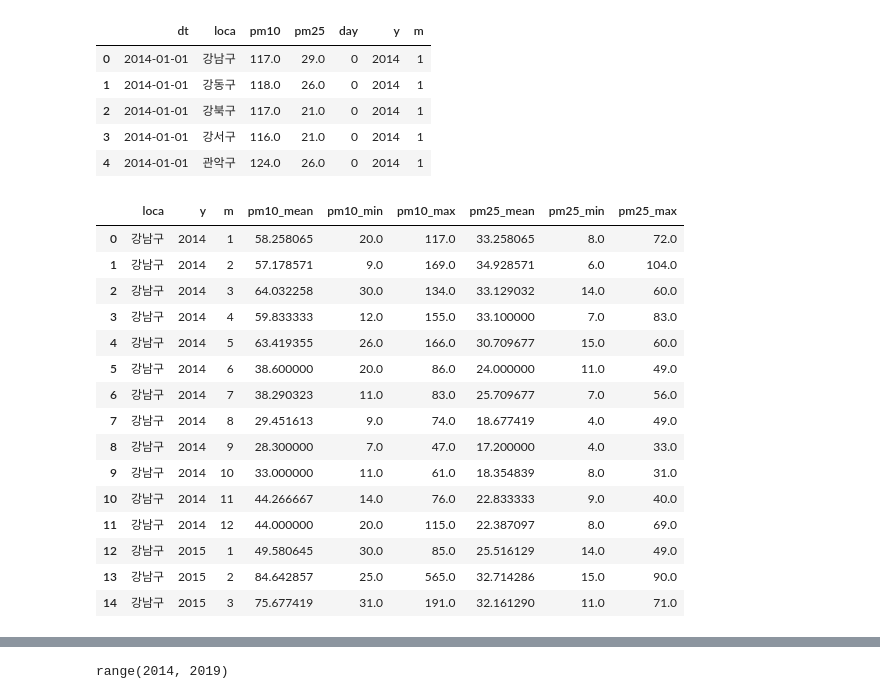
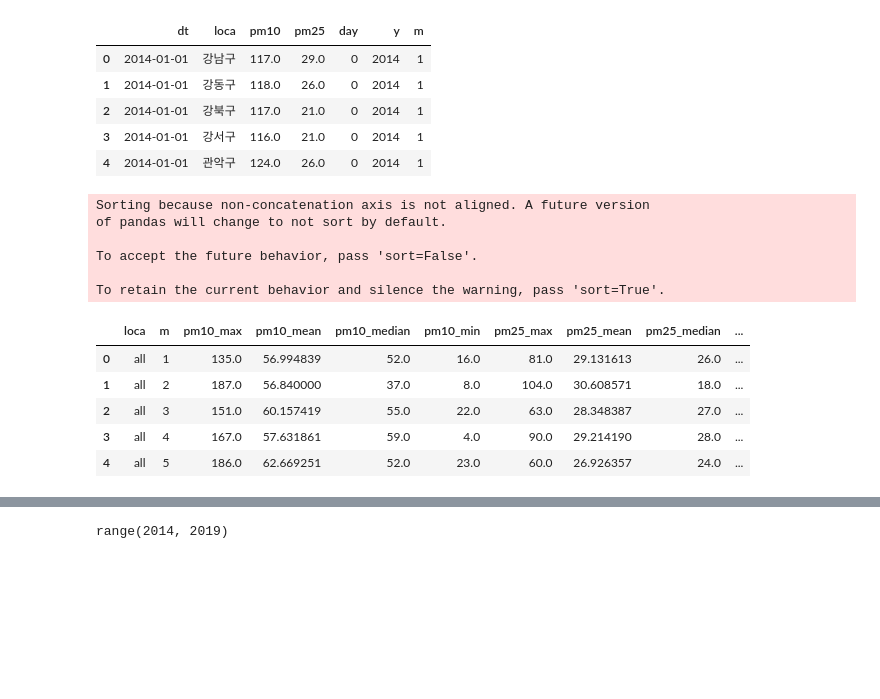
Before and after one commit to transmutate/wuzhatn, a Jupyter notebook: _code/pm_initial_invest_v01.ipynb, the cells around one changed output, grey strips where cells are left out. Drawn from its saved outputs; the diff is of its cells as text; code cells hidden in the pictures; blank space fills up the shorter version.

```diff
--- a/_code/pm_initial_invest_v01.ipynb
+++ b/_code/pm_initial_invest_v01.ipynb
@@ -19,15 +32,8 @@ y2u = range(2014,2019,1)
 # %%
 all_ds = {}
 for y in years:
-#     print('')
-#     print(f'******************** {str(y)} ********************' )
-#     all_ds = all_ds.append(pd.read_excel(raw + '/일별평균대기오염도_' + str(y) + '.xlsx'))
-    all_ds[y] = pd.read_excel(raw + '/일별평균대기오염도_' + str(y) + '.xlsx', usecols=[0,1,6,7])
-#     print(all_ds[y].shape)
+    all_ds[y] = pd.read_excel(f'{raw}/일별평균대기오염도_{str(y)}.xlsx', usecols=[0,1,6,7])
     all_ds[y].dropna(axis=1, how='all', inplace=True)
-#     print(all_ds[y].columns[all_ds[y].isnull().any()])
-#     all_ds[y].dropna(axis=0, how='any', inplace=True)
-#     print(all_ds[y].shape)
 # %%
 ds = pd.DataFrame()
 for y in y2u:
@@ -126,27 +132,32 @@ ds.head()
 | 3 | 2014-01-01 | 강서구 | 116.0 | 21.0 | 0 | 2014 | 1 |
 | 4 | 2014-01-01 | 관악구 | 124.0 | 26.0 | 0 | 2014 | 1 |
 # %%
-# collapse at month level
-mgb = ds[['loca','pm10','pm25','y','m']].groupby(['loca','y','m']).agg(['mean','min','max'])
+# collapse at month-district level
+mgb = ds[['loca','pm10','pm25','y','m']].groupby(['loca','y','m']).agg(['mean','min','max','median'])
 mgb.columns = pd.Index(i[0]+'_'+i[1] for i in mgb.columns.tolist())
 mgb.reset_index(inplace=True)
-mgb.head(15)
+
+# now get a month-level one based on all districts
+agb = ds[['pm10','pm25','y','m']].groupby(['y','m']).agg(['mean','min','max','median'])
+agb.columns= pd.Index(i[0]+'_'+i[1] for i in agb.columns.tolist())
+agb.reset_index(inplace=True)
+agb['loca'] = 'all'
+
+gb = agb.append(mgb).reset_index(drop=True)
+
+gb.head()
 # %% [output]
+Sorting because non-concatenation axis is not aligned. A future version
+of pandas will change to not sort by default.
+
+To accept the future behavior, pass 'sort=False'.
+
+To retain the current behavior and silence the warning, pass 'sort=True'.
-|  | loca | y | m | pm10_mean | pm10_min | pm10_max | pm25_mean | pm25_min | pm25_max |
-| 0 | 강남구 | 2014 | 1 | 58.258065 | 20.0 | 117.0 | 33.258065 | 8.0 | 72.0 |
-| 1 | 강남구 | 2014 | 2 | 57.178571 | 9.0 | 169.0 | 34.928571 | 6.0 | 104.0 |
-| 2 | 강남구 | 2014 | 3 | 64.032258 | 30.0 | 134.0 | 33.129032 | 14.0 | 60.0 |
-| 3 | 강남구 | 2014 | 4 | 59.833333 | 12.0 | 155.0 | 33.100000 | 7.0 | 83.0 |
-| 4 | 강남구 | 2014 | 5 | 63.419355 | 26.0 | 166.0 | 30.709677 | 15.0 | 60.0 |
-| 5 | 강남구 | 2014 | 6 | 38.600000 | 20.0 | 86.0 | 24.000000 | 11.0 | 49.0 |
-| 6 | 강남구 | 2014 | 7 | 38.290323 | 11.0 | 83.0 | 25.709677 | 7.0 | 56.0 |
-| 7 | 강남구 | 2014 | 8 | 29.451613 | 9.0 | 74.0 | 18.677419 | 4.0 | 49.0 |
-| 8 | 강남구 | 2014 | 9 | 28.300000 | 7.0 | 47.0 | 17.200000 | 4.0 | 33.0 |
-| 9 | 강남구 | 2014 | 10 | 33.000000 | 11.0 | 61.0 | 18.354839 | 8.0 | 31.0 |
-| 10 | 강남구 | 2014 | 11 | 44.266667 | 14.0 | 76.0 | 22.833333 | 9.0 | 40.0 |
-| 11 | 강남구 | 2014 | 12 | 44.000000 | 20.0 | 115.0 | 22.387097 | 8.0 | 69.0 |
-| 12 | 강남구 | 2015 | 1 | 49.580645 | 30.0 | 85.0 | 25.516129 | 14.0 | 49.0 |
-| 13 | 강남구 | 2015 | 2 | 84.642857 | 25.0 | 565.0 | 32.714286 | 15.0 | 90.0 |
-| 14 | 강남구 | 2015 | 3 | 75.677419 | 31.0 | 191.0 | 32.161290 | 11.0 | 71.0 |
+|  | loca | m | pm10_max | pm10_mean | pm10_median | pm10_min | pm25_max | pm25_mean | pm25_median | ... |
+| 0 | all | 1 | 135.0 | 56.994839 | 52.0 | 16.0 | 81.0 | 29.131613 | 26.0 | ... |
+| 1 | all | 2 | 187.0 | 56.840000 | 37.0 | 8.0 | 104.0 | 30.608571 | 18.0 | ... |
+| 2 | all | 3 | 151.0 | 60.157419 | 55.0 | 22.0 | 63.0 | 28.348387 | 27.0 | ... |
+| 3 | all | 4 | 167.0 | 57.631861 | 59.0 | 4.0 | 90.0 | 29.214190 | 28.0 | ... |
+| 4 | all | 5 | 186.0 | 62.669251 | 52.0 | 23.0 | 60.0 | 26.926357 | 24.0 | ... |
 # %%
 meas_dict = {}
```
Also changed, not shown: parts of 24 cells of this notebook, 16 other files.
